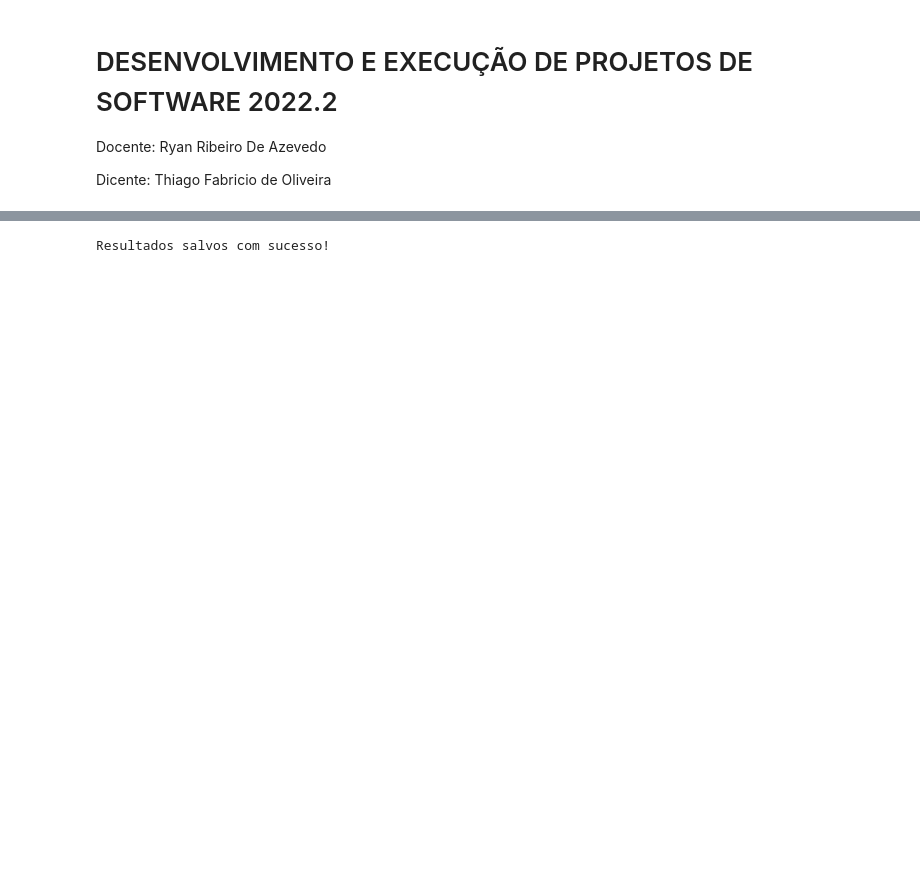
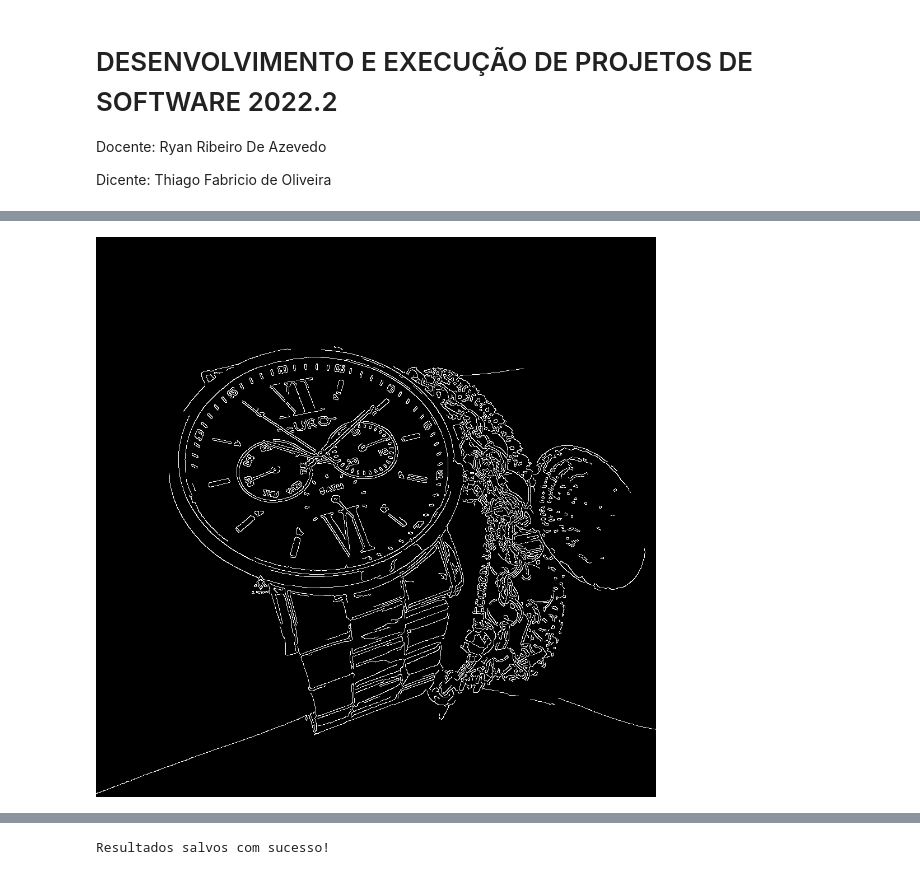
Before and after one commit to ThFabricio/desenvolvimento-e-execucao-de-software, a Jupyter notebook: atividades/exercicio-02/exercicio-02.ipynb, the cells around one changed output, grey strips where cells are left out. Saved outputs shown, nothing was run; the diff lists cells and outputs as text; code cells hidden in the pictures; blank space fills up the shorter version.

```diff
--- a/atividades/exercicio-02/exercicio-02.ipynb
+++ b/atividades/exercicio-02/exercicio-02.ipynb
@@ -35 +50,9 @@ cv2.destroyAllWindows()
+# %%
+# Aplicar o algoritmo de detecção de bordas de Canny
+bordas = cv2.Canny(imagem_cinza, 100, 200)
+
+# Exibindo as bordas detectadas
+cv2_imshow(bordas)
+# %% [output]
+[figure, added]
 # %%
```
Also changed, not shown: parts of 13 cells of this notebook.
